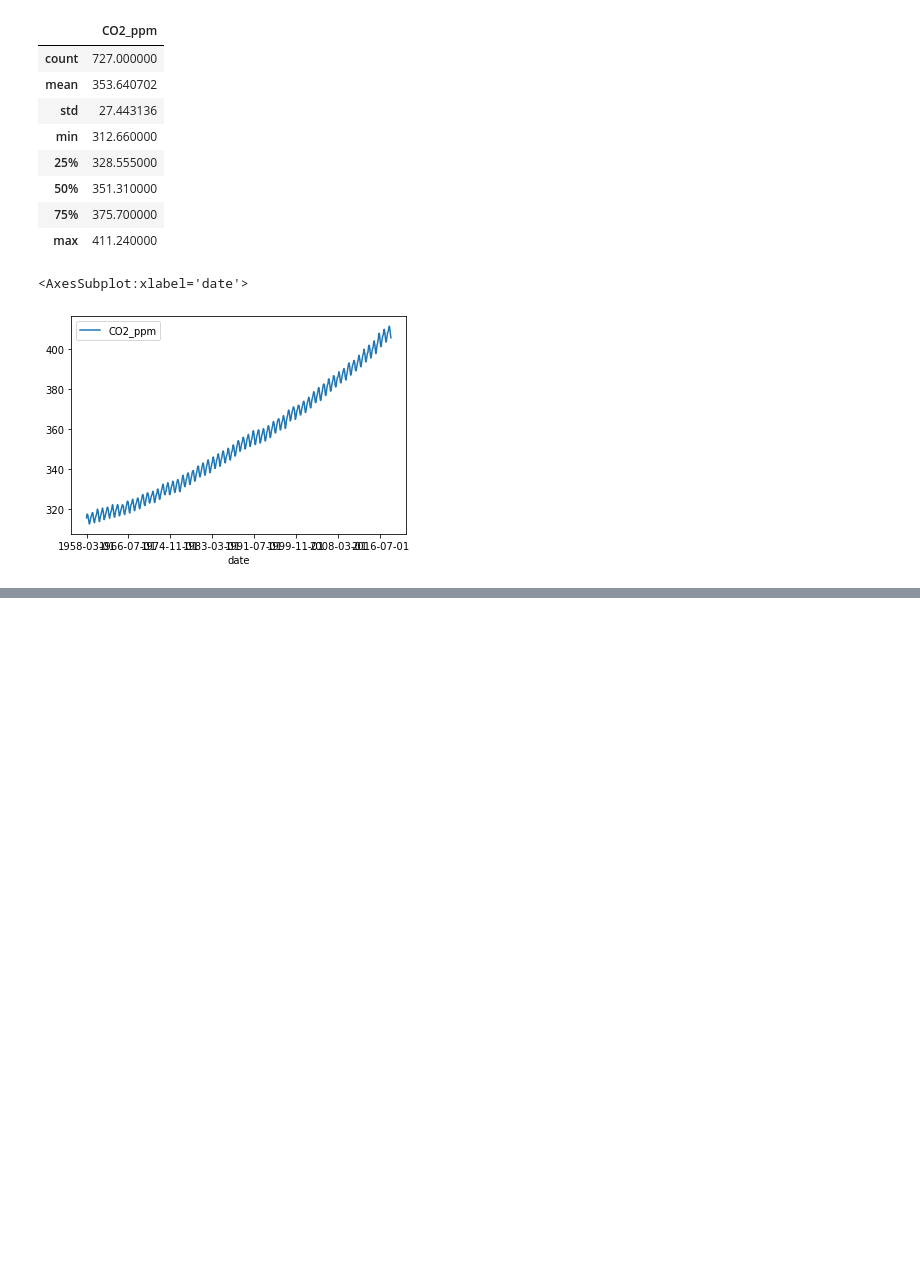
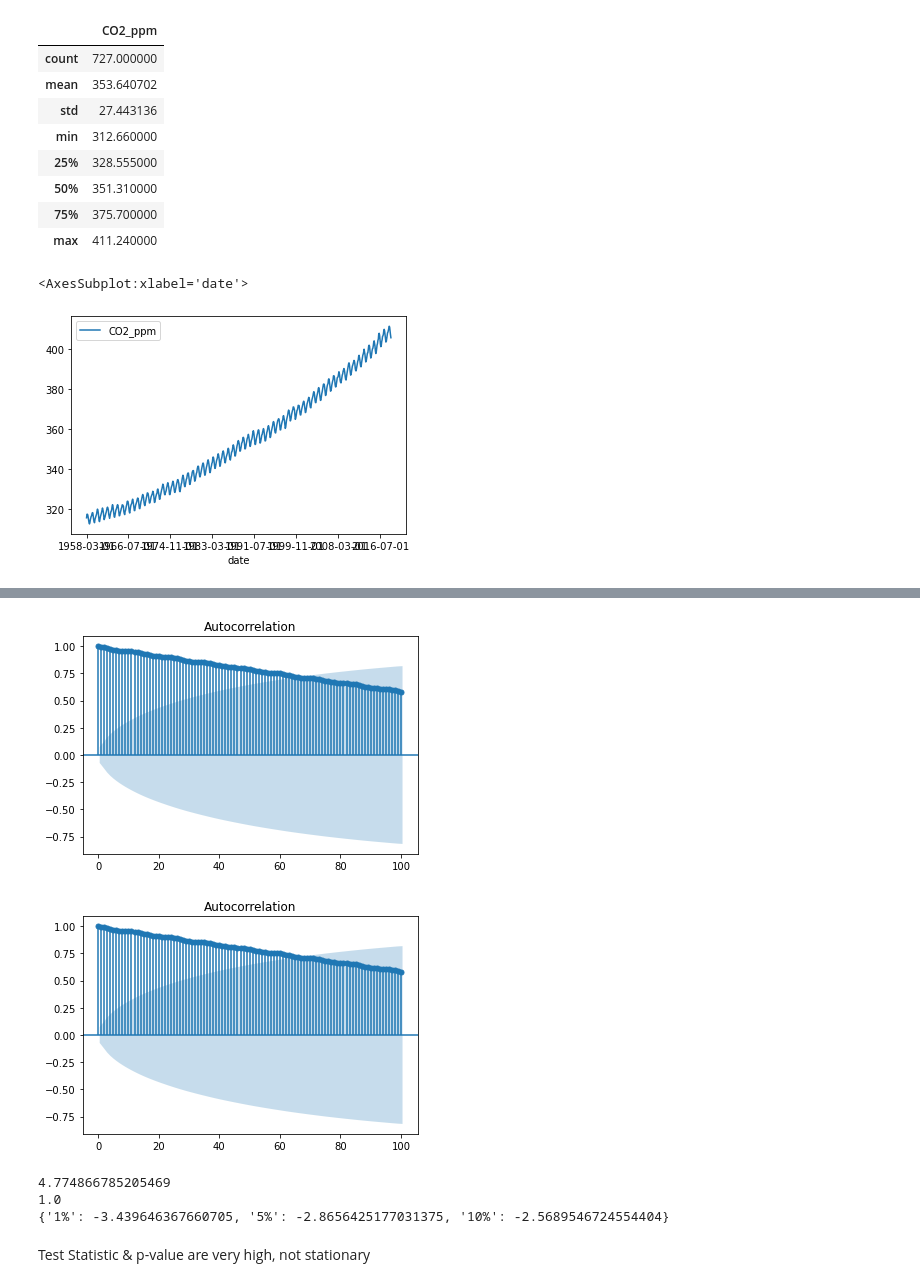
Before and after one commit to jamietsadler/co2_arima, a Jupyter notebook: CO2.ipynb, the cells around one changed output, grey strips where cells are left out. Drawn from its saved outputs; the diff is of its cells as text; code cells hidden in the pictures; blank space fills up the shorter version.

```diff
--- a/CO2.ipynb
+++ b/CO2.ipynb
@@ -4,7 +4,7 @@ import numpy as np
 import matplotlib.pyplot as plt
 import seaborn
 # %%
-df = pd.read_csv('datasets/co2.csv', index_col=0)
+df = pd.read_csv('datasets/CO2.csv', index_col=0)
 # %%
 df.head()
 # %% [output]
@@ -34,0 +52,5 @@ df.plot()
+# %%
+plot_acf(df['CO2_ppm'], lags=100)
+# %% [output]
+[figure, added]
+[figure, added]
@@ -34,0 +61,15 @@ df.plot()
+# %%
+# Print test statistic
+print(result[0])
+
+# Print p-value
+print(result[1])
+
+# Print critical values
+print(result[4])
+# %% [output]
+4.774866785205469
+1.0
+{'1%': -3.439646367660705, '5%': -2.8656425177031375, '10%': -2.5689546724554404}
+# %% [markdown]
+Test Statistic & p-value are very high, not stationary
```
Also changed, not shown: parts of 15 cells of this notebook, 2 other files.
